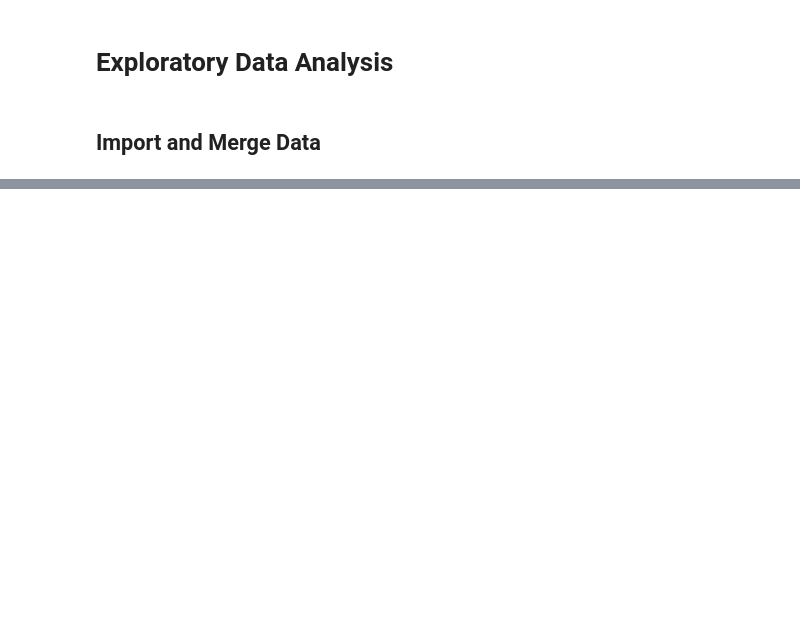
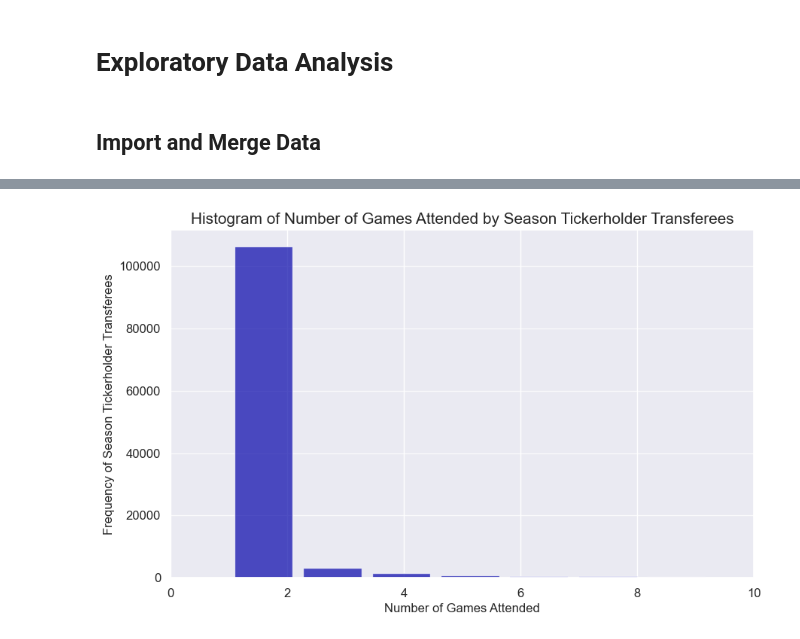
Before and after one commit to mathewj1/acl_spring_24_bulls2, a Jupyter notebook: notebooks/eda.ipynb, the cells around one changed output, grey strips where cells are left out. Cells and saved outputs as stored; diff of their text form; code cells hidden in the pictures; blank space fills up the shorter version.

```diff
--- a/notebooks/eda.ipynb
+++ b/notebooks/eda.ipynb
@@ -141,0 +130,4 @@ len(df)
+# %%
+plot_histogram(transfers_games_attended, title, xlabel, ylabel, bins=50, xlim=[0, 10])
+# %% [output]
+[figure, added]
```
Also changed, not shown: parts of 58 cells of this notebook, 1 other file.
